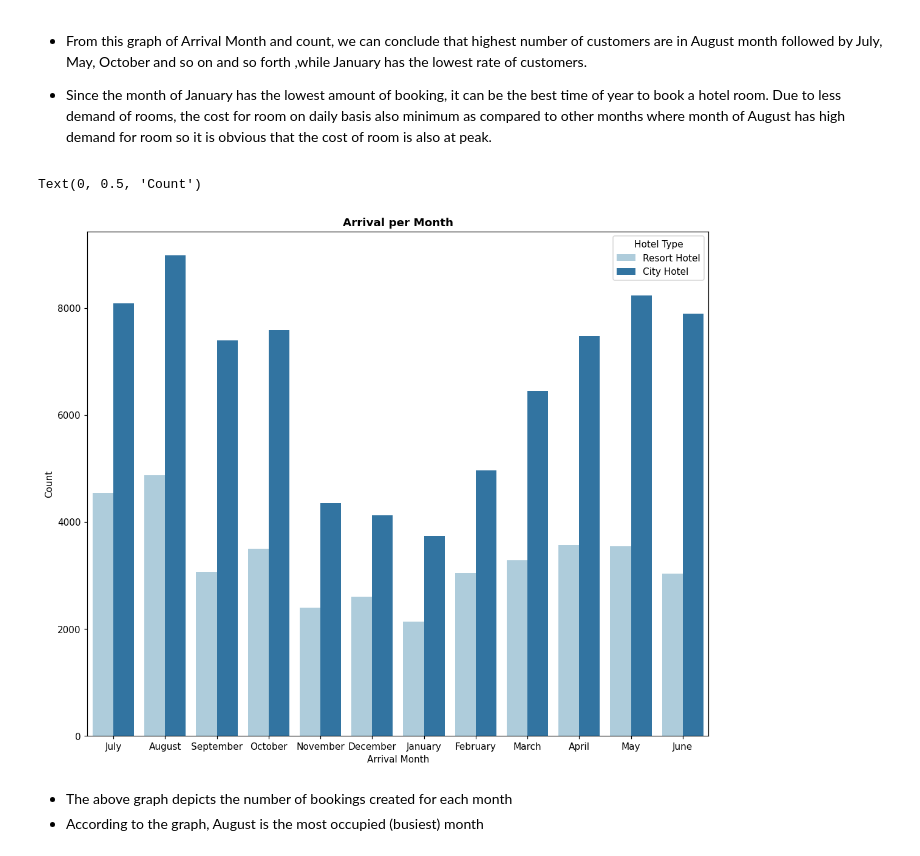
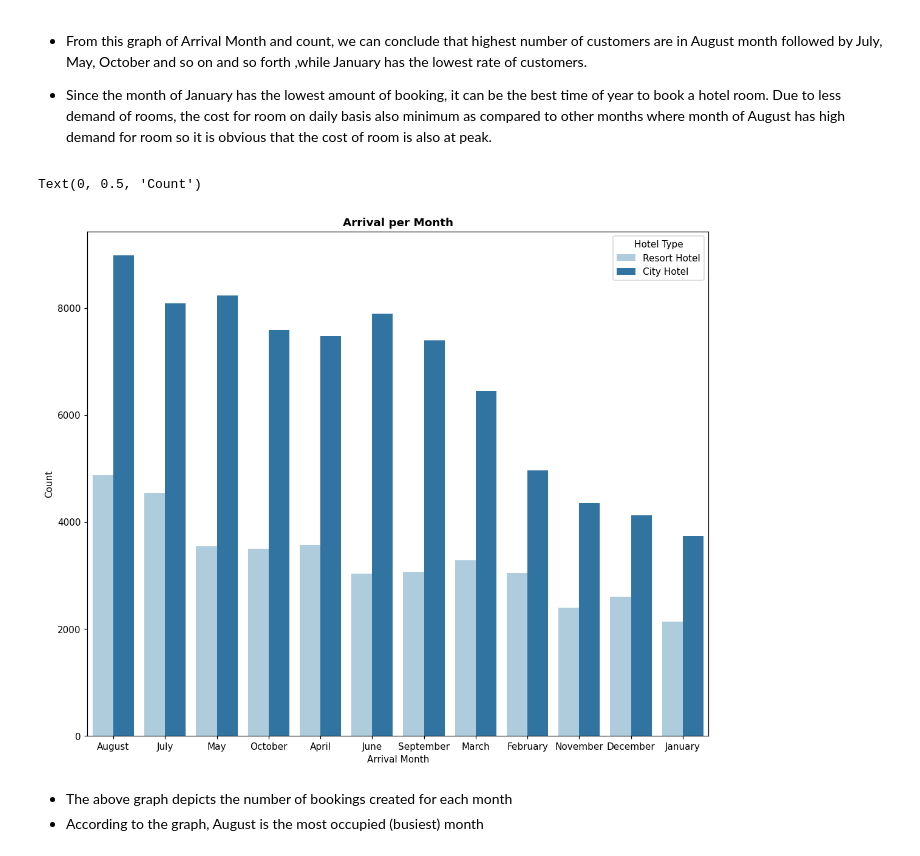
Before and after one commit to KK-Niraj/Hotel-Booking-Analysis, a Jupyter notebook: Hotel_Booking_Analysis_Capstone_Project.ipynb, the cells around one changed output. Saved outputs shown, nothing was run; the diff lists cells and outputs as text; code cells hidden in the pictures.

```diff
--- a/Hotel_Booking_Analysis_Capstone_Project.ipynb
+++ b/Hotel_Booking_Analysis_Capstone_Project.ipynb
@@ -320,3 +327,0 @@ Text(0, 0.5, 'Current Cancellation Rate (%)')
-# %%
-# Define a new parameter pervious_cancellation_rate
-df['previous_cancellation_rate']=df['previous_cancellations']/(df['previous_cancellations']+df['previous_bookings_not_canceled'])
@@ -590,15 +583,16 @@ Text(0, 0.5, 'Count')
 
 *   Since the month of January has the lowest amount of booking, it can be the best time of year to book a hotel room. Due to less demand of rooms, the cost for room on daily basis also minimum as compared to other months where month of August has high demand for room so it is obvious that the cost of room is also at peak.
 # %%
+# Plotting the count plot for arrivals per month on different types of hotel
 plt.figure(figsize = (12,10), dpi=110)
-sns.countplot(x = 'arrival_date_month', data = df, hue ='hotel',  palette='Paired')
+sns.countplot(x = 'arrival_date_month', data = df, hue ='hotel', order = df['arrival_date_month'].value_counts().index,  palette='Paired')
 plt.title('Arrival per Month', weight='bold')
 plt.legend(title='Hotel Type')
 plt.xlabel('Arrival Month')
 plt.ylabel('Count')
 # %% [output]
 Text(0, 0.5, 'Count')
-[figure, old version]
+[figure, new version]
 # %% [markdown]
 *   The above graph depicts the number of bookings created for each month
 *   According to the graph, August is the most occupied (busiest) month
```
Also changed, not shown: parts of 98 cells of this notebook.
